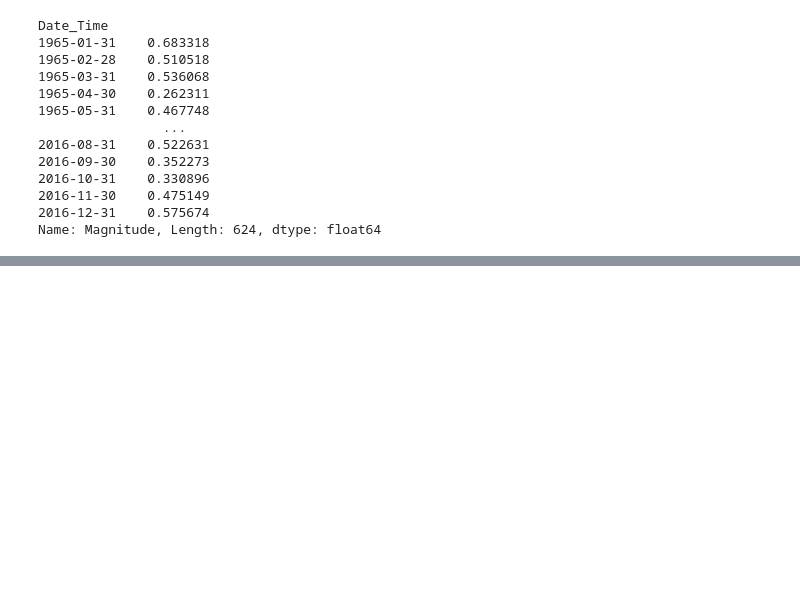
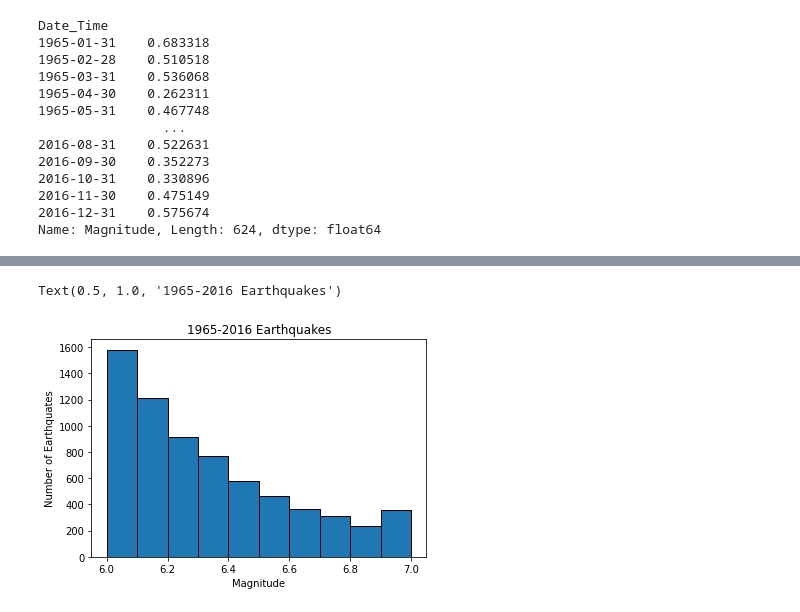
Before and after one commit to ScottFitzgerald83/intro_to_jupyter, a Jupyter notebook: earthquakes_analytics.ipynb, the cells around one changed output, grey strips where cells are left out. Cells and saved outputs as stored; diff of their text form; code cells hidden in the pictures; blank space fills up the shorter version.

```diff
--- a/earthquakes_analytics.ipynb
+++ b/earthquakes_analytics.ipynb
@@ -294,0 +355,8 @@ Name: Magnitude, Length: 624, dtype: float64
+# %%
+plt.hist(df['Magnitude'], bins = [6, 6.1, 6.2, 6.3, 6.4, 6.5, 6.6, 6.7, 6.8, 6.9,7], edgecolor = 'black')
+plt.xlabel('Magnitude')
+plt.ylabel('Number of Earthquates')
+plt.title('1965-2016 Earthquakes')
+# %% [output]
+Text(0.5, 1.0, '1965-2016 Earthquakes')
+[figure, added]
```
Also changed, not shown: parts of 21 cells of this notebook.
